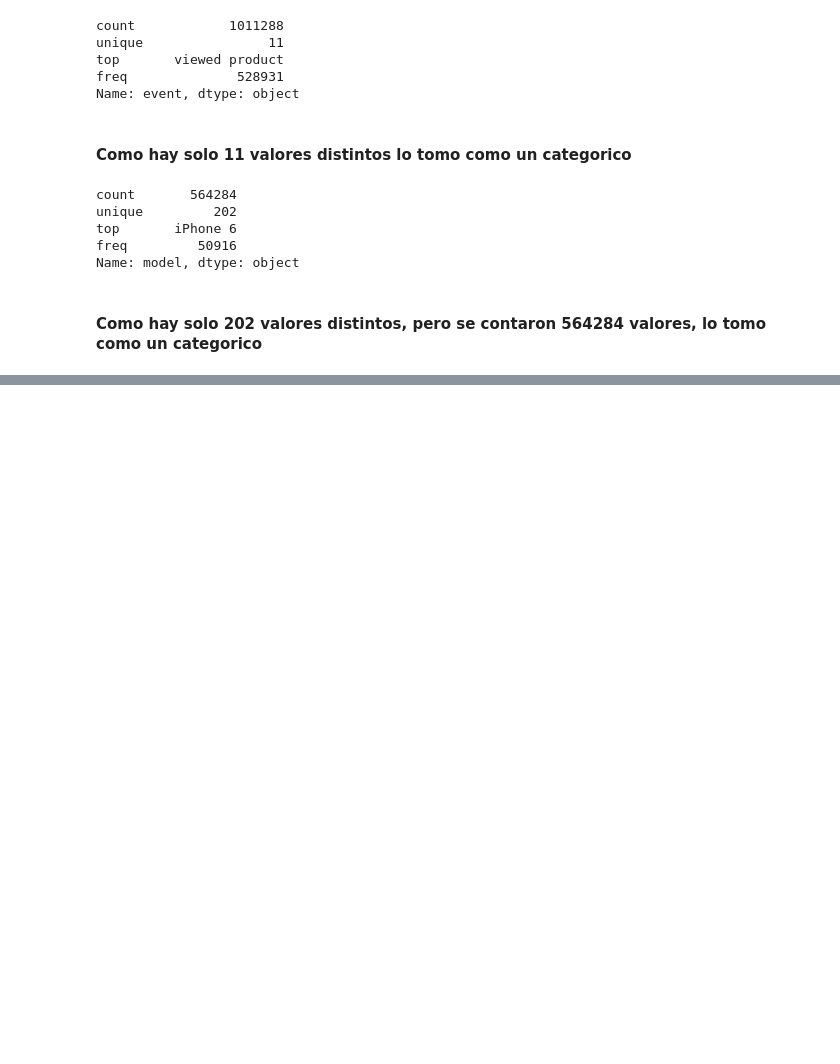
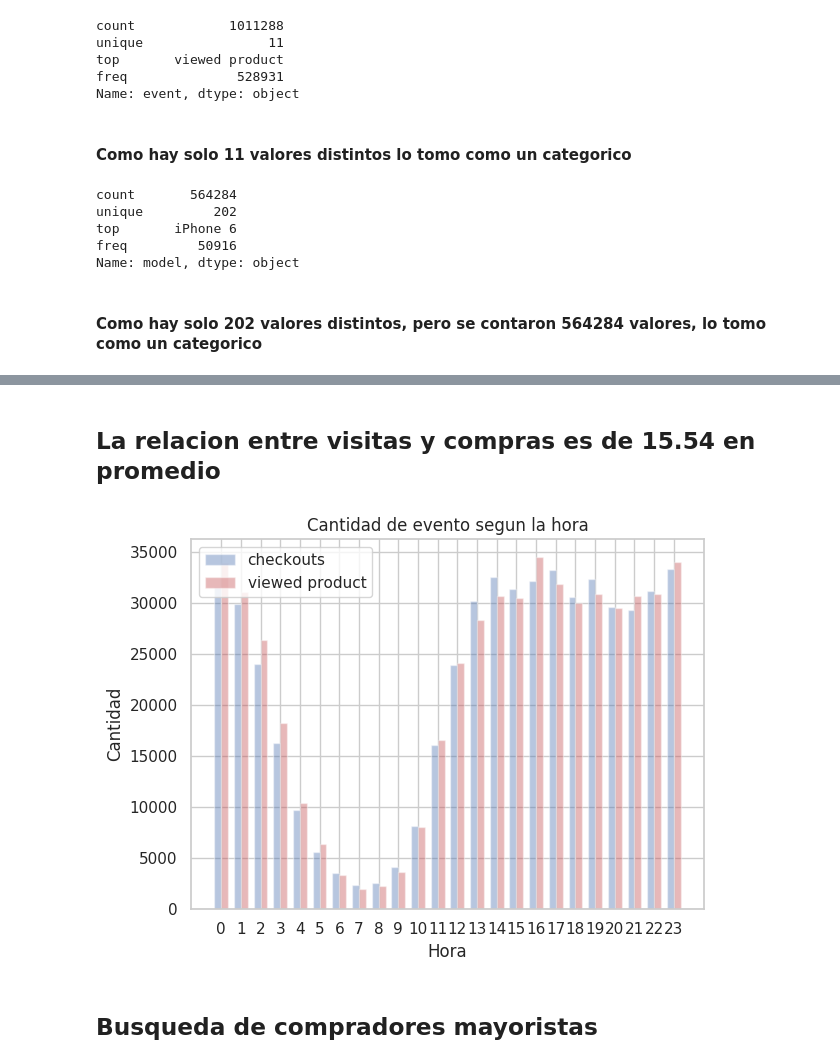
Before and after one commit to ConstanzaGonzalez/DatataFrita, a Jupyter notebook: tp/tp1.ipynb, the cells around one changed output, grey strips where cells are left out. Drawn from its saved outputs; the diff is of its cells as text; code cells hidden in the pictures; blank space fills up the shorter version.

```diff
--- a/tp/tp1.ipynb
+++ b/tp/tp1.ipynb
@@ -151,0 +157,31 @@ df_events[df_events['storage'].isnull() == False]
+# %% [markdown]
+## La relacion entre visitas y compras es de 15.54 en promedio
+# %%
+index = viewed_ser['hour'].values
+
+fig, ax = plt.subplots()
+bar_width = 0.35
+
+opacity = 0.4
+
+rects1 = ax.bar(index, checkouts_ser['count'].values * 15.544905975188136, bar_width,
+                alpha=opacity, color='b',
+                label='checkouts')
+
+rects2 = ax.bar(index + bar_width, viewed_ser['count'].values, bar_width,
+                alpha=opacity, color='r',
+                label='viewed product')
+
+ax.set_xlabel('Hora')
+ax.set_ylabel('Cantidad')
+ax.set_title('Cantidad de evento segun la hora')
+ax.set_xticks(index + bar_width / 2)
+ax.set_xticklabels(index)
+ax.legend()
+
+fig.tight_layout()
+plt.show()
+# %% [output]
+[figure, added]
+# %% [markdown]
+## Busqueda de compradores mayoristas
```
Also changed, not shown: parts of 18 cells of this notebook.
